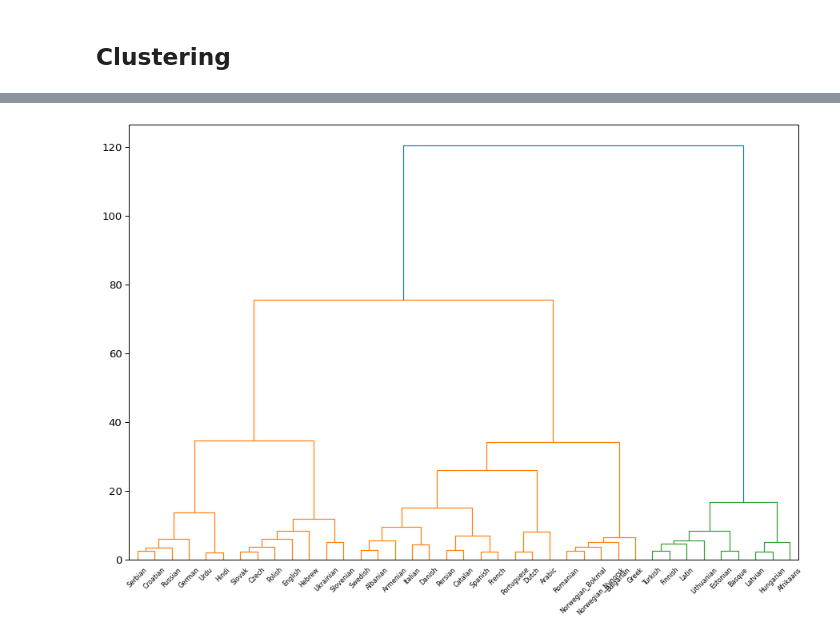
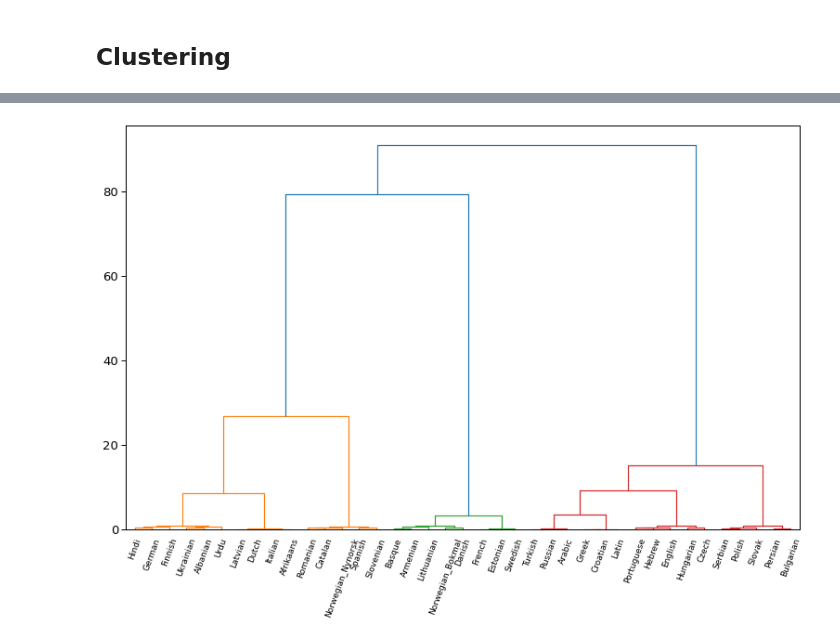
Before and after one commit to Baaart25/bsc, a Jupyter notebook: notebooks/typology2.ipynb, the cells around one changed output, grey strips where cells are left out. Drawn from its saved outputs; the diff is of its cells as text; code cells hidden in the pictures.

```diff
--- a/notebooks/typology2.ipynb
+++ b/notebooks/typology2.ipynb
@@ -77,6 +72,8 @@ data_perturbations = ['TARG','L$_2$', 'R$_2$', 'B$_2$', 'permute']
 model_perturbations = [
     'prev1',
     'next1',
+    'prev2',
+    'next2',
     'mBERT-rand-subw',
 ]
 baseline_models = []
@@ -88,7 +85,7 @@ $$
 $$
 # %%
 bert_exps = exps[
-    (exps.model=='mBERT') &
+    (exps.model=='XLM-RoBERTa') &
     (exps.probing_location_better==True)
 ]
 
@@ -554,3 +829,8 @@ y_lang = test_effect.index.get_level_values('language').drop_duplicates().to_num
 y_family = test_effect.index.get_level_values('language').drop_duplicates().to_numpy()
 for i, a in enumerate(y_family):
     y_family[i] = lang2family[a]
+# %%
+X = test_effect.pivot_table(index='language', columns='task')
+value = np.random.normal(loc=X.mean(), scale=X.std(ddof=0), size=(39,328))
+stdfilled_df = pd.DataFrame(value, index=X.index, columns=X.columns)
+X = X.fillna(stdfilled_df).to_numpy()
@@ -557,8 +842,9 @@ for i, a in enumerate(y_family):
 # %%
 tsne = TSNE(
-    perplexity=5,
-    metric="chebyshev",
+    perplexity=1,
+    metric="euclidean",
     n_jobs=100,
     random_state=42,
     verbose=False,
 )
+embedding_train = tsne.fit(X)
@@ -571,14 +855,16 @@ plot(embedding_train, y_lang, draw_centers=True, draw_cluster_labels=True)
 # %%
 linked = linkage(embedding_train, 'ward')
 
 labelList = y_lang
 
-plt.figure(figsize=(15, 10))
+plt.figure(figsize=(13, 8))
 dendrogram(linked,
             orientation='top',
             labels=labelList,
+           leaf_rotation=70,
             distance_sort='descending',
-            show_leaf_counts=True)
+            show_leaf_counts=True,
+            leaf_font_size=9.,)
 plt.show()
 # %% [output]
-[figure, old version]
+[figure, new version]
```
Also changed, not shown: parts of 31 cells of this notebook, 15 other files.
